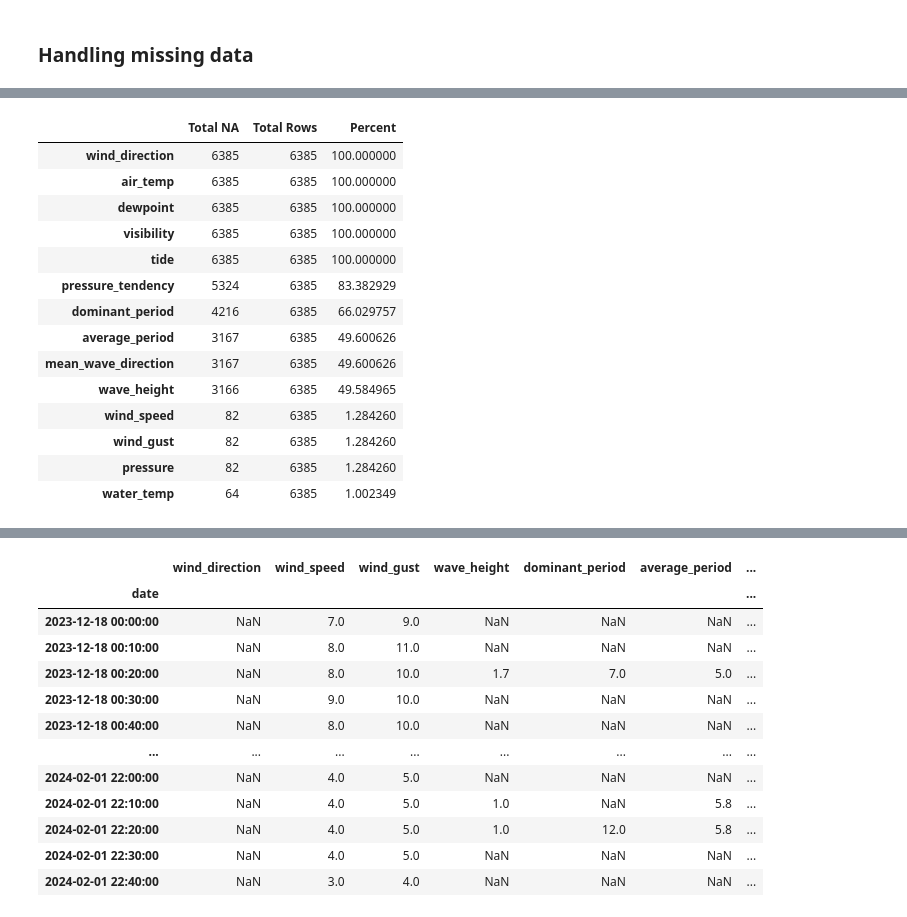
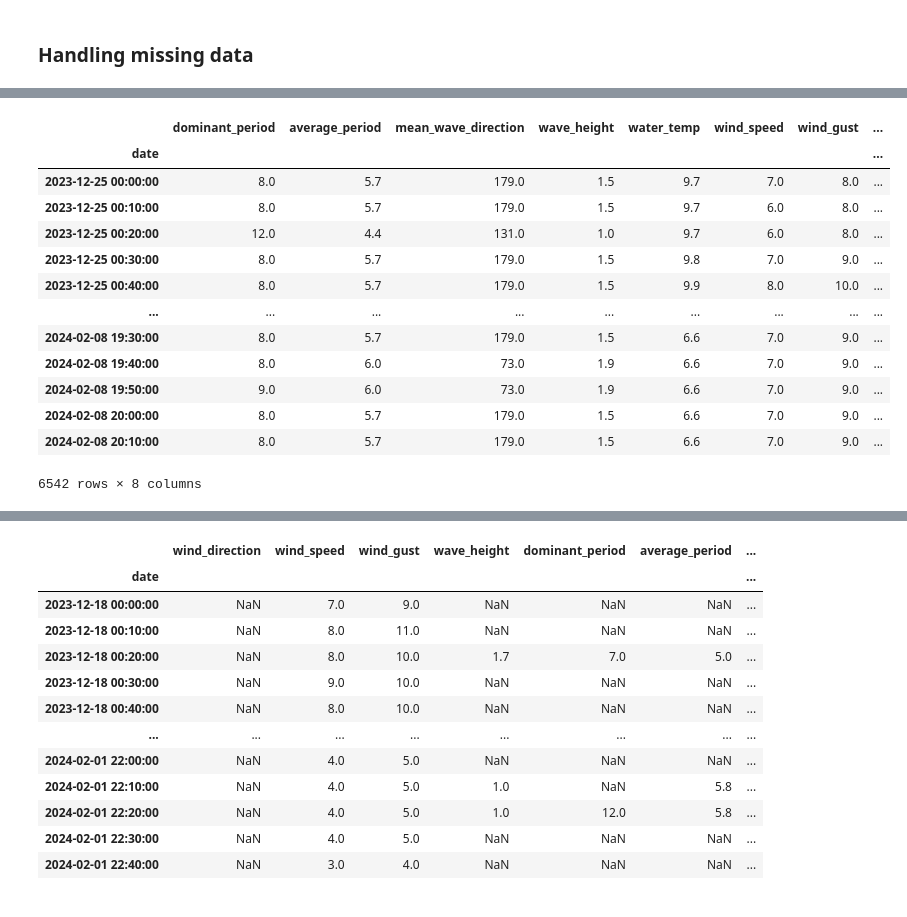
Before and after one commit to usd-cs/Benchmark-Code, a Jupyter notebook: mw_roughdraft.ipynb, the cells around one changed output, grey strips where cells are left out. Drawn from its saved outputs; the diff is of its cells as text; code cells hidden in the pictures.

Commit message:
Adding Buoys

```diff
--- a/mw_roughdraft.ipynb
+++ b/mw_roughdraft.ipynb
@@ -121,24 +116,10 @@ dtype: int64
 # %%
-# missing data
-# it appears there is a lot of missing data
-total_na = ny_buoy.isnull().sum().sort_values(ascending=False)
-total_rows = ny_buoy.isnull().count()
-percent = (ny_buoy.isnull().sum()/ny_buoy.isnull().count()).sort_values(ascending=False) * 100
-missing_data = pd.concat([total_na, total_rows, percent], axis=1, keys=['Total NA', 'Total Rows', 'Percent'])
-missing_data
+
+def miss_data(df_buoy):
+    nan_count = df_buoy.isna().sum()
+
+    total_na = df_buoy.isnull().sum().sort_values(ascending=False)
+    total_rows = df_buoy.isnull().count()
+    percent = (df_buoy.isnull().sum()/df_buoy.isnull().count()).sort_values(ascending=False) * 100
+    missing_data = pd.concat([total_na, total_rows, percent], axis=1, keys=['Total NA', 'Total Rows', 'Percent'])
+    return df_buoy
-# %% [output]
-|  | Total NA | Total Rows | Percent |
-| wind_direction | 6385 | 6385 | 100.000000 |
-| air_temp | 6385 | 6385 | 100.000000 |
-| dewpoint | 6385 | 6385 | 100.000000 |
-| visibility | 6385 | 6385 | 100.000000 |
-| tide | 6385 | 6385 | 100.000000 |
-| pressure_tendency | 5324 | 6385 | 83.382929 |
-| dominant_period | 4216 | 6385 | 66.029757 |
-| average_period | 3167 | 6385 | 49.600626 |
-| mean_wave_direction | 3167 | 6385 | 49.600626 |
-| wave_height | 3166 | 6385 | 49.584965 |
-| wind_speed | 82 | 6385 | 1.284260 |
-| wind_gust | 82 | 6385 | 1.284260 |
-| pressure | 82 | 6385 | 1.284260 |
-| water_temp | 64 | 6385 | 1.002349 |
@@ -144,0 +141,25 @@ missing_data
+# %%
+nan_buoy = ndbc.get_data("44008")
+nan_buoy = nan_buoy[['dominant_period', 'average_period', 'mean_wave_direction', 'wave_height', 'water_temp', 'wind_speed', 'wind_gust', 'pressure']]
+
+nan_buoy['dominant_period'] = nan_buoy['dominant_period'].fillna(nan_buoy['dominant_period'].mode()[0])
+nan_buoy['average_period'] = nan_buoy['average_period'].fillna(nan_buoy['average_period'].mode()[0])
+nan_buoy['mean_wave_direction'] = nan_buoy['mean_wave_direction'].fillna(nan_buoy['mean_wave_direction'].mode()[0])
+nan_buoy['wave_height'] = nan_buoy['wave_height'].fillna(nan_buoy['wave_height'].mode()[0])
+
+nan_buoy
+# %% [output]
+|  | dominant_period | average_period | mean_wave_direction | wave_height | water_temp | wind_speed | wind_gust | ... |
+| date |  |  |  |  |  |  |  | ... |
+| 2023-12-25 00:00:00 | 8.0 | 5.7 | 179.0 | 1.5 | 9.7 | 7.0 | 8.0 | ... |
+| 2023-12-25 00:10:00 | 8.0 | 5.7 | 179.0 | 1.5 | 9.7 | 6.0 | 8.0 | ... |
+| 2023-12-25 00:20:00 | 12.0 | 4.4 | 131.0 | 1.0 | 9.7 | 6.0 | 8.0 | ... |
+| 2023-12-25 00:30:00 | 8.0 | 5.7 | 179.0 | 1.5 | 9.8 | 7.0 | 9.0 | ... |
+| 2023-12-25 00:40:00 | 8.0 | 5.7 | 179.0 | 1.5 | 9.9 | 8.0 | 10.0 | ... |
+| ... | ... | ... | ... | ... | ... | ... | ... | ... |
+| 2024-02-08 19:30:00 | 8.0 | 5.7 | 179.0 | 1.5 | 6.6 | 7.0 | 9.0 | ... |
+| 2024-02-08 19:40:00 | 8.0 | 6.0 | 73.0 | 1.9 | 6.6 | 7.0 | 9.0 | ... |
+| 2024-02-08 19:50:00 | 9.0 | 6.0 | 73.0 | 1.9 | 6.6 | 7.0 | 9.0 | ... |
+| 2024-02-08 20:00:00 | 8.0 | 5.7 | 179.0 | 1.5 | 6.6 | 7.0 | 9.0 | ... |
+| 2024-02-08 20:10:00 | 8.0 | 5.7 | 179.0 | 1.5 | 6.6 | 7.0 | 9.0 | ... |
+6542 rows × 8 columns
```
Also changed, not shown: parts of 10 cells of this notebook.
